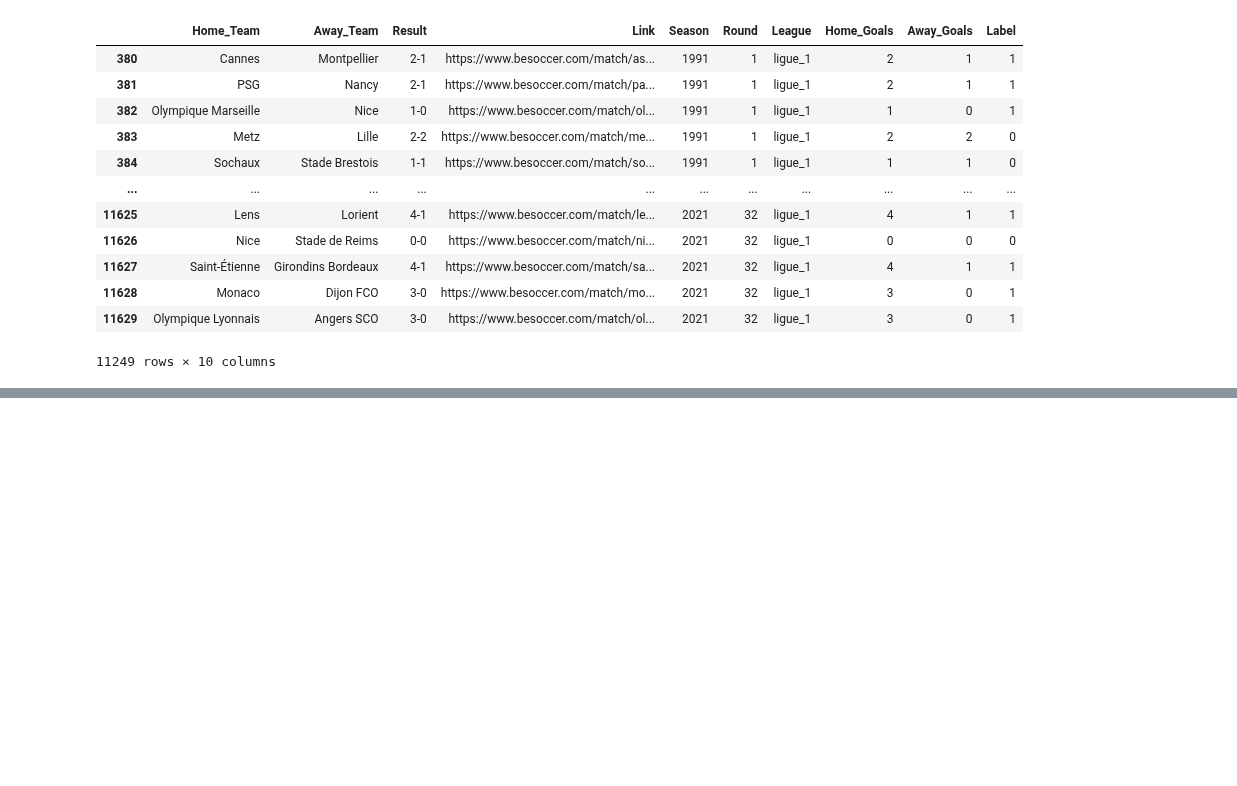
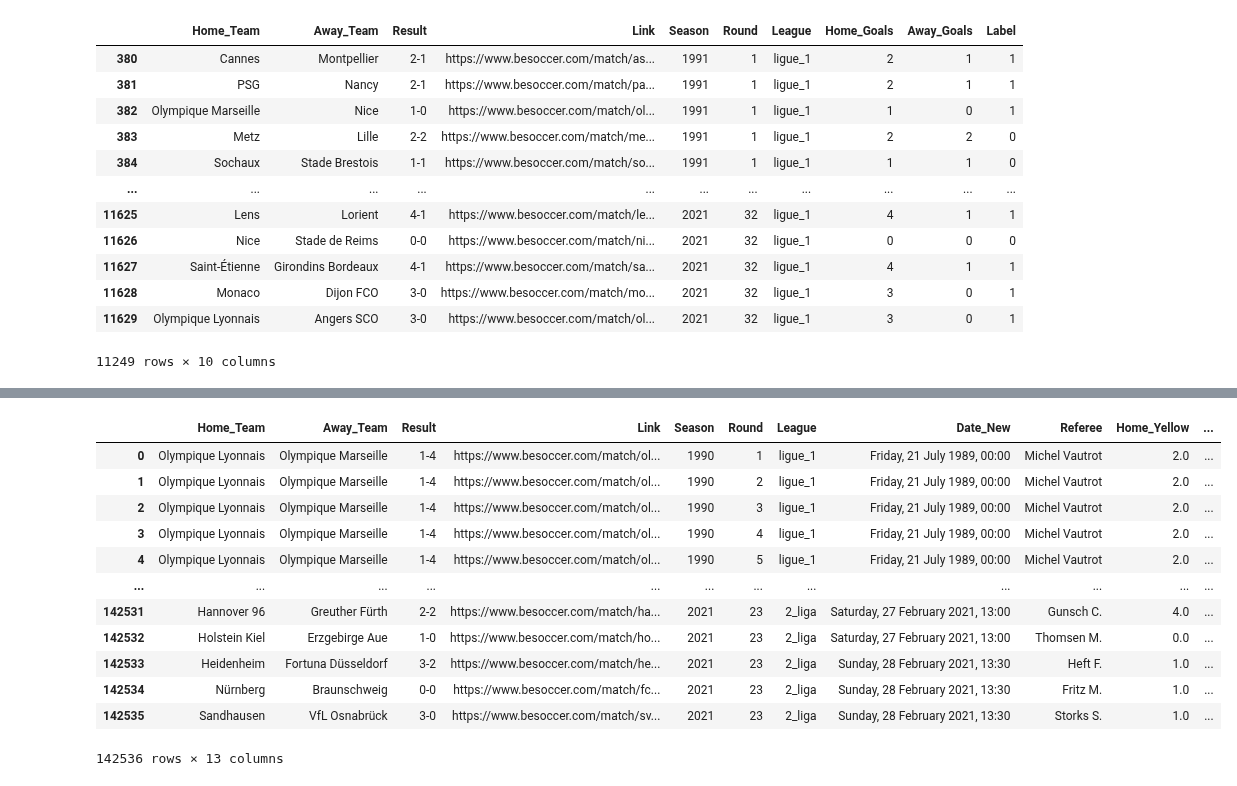
Before and after one commit to armanh3k/Football-Outcome-Predictions, a Jupyter notebook: eda.ipynb, the cells around one changed output, grey strips where cells are left out. Cells and saved outputs as stored; diff of their text form; code cells hidden in the pictures; blank space fills up the shorter version.

Commit message:
Merge dataframes match_info results_table

```diff
--- a/eda.ipynb
+++ b/eda.ipynb
@@ -435,0 +462,4 @@ full_results_table.loc[(full_results_table['League'] == 'ligue_1')]
+# %%
+match_info = pd.read_csv("datasets/Match_Info.csv")
+
+match_info
@@ -435,0 +486,5 @@ full_results_table.loc[(full_results_table['League'] == 'ligue_1')]
+# %%
+match_info["Link"] = 'https://www.besoccer.com' + match_info["Link"]
+match_info["Referee"] = match_info["Referee"].str.replace('Referee: ', '').str.replace('\r\n', '') # Referee column on match_info has unwanted characters
+
+match_info
@@ -435,0 +508,19 @@ full_results_table.loc[(full_results_table['League'] == 'ligue_1')]
+# %%
+new_links = []
+
+# This loop is splitting each link into a list where each element is separated by the /.
+for i in full_results_table["Link"]:
+    x = i.split('/')
+    # For the last element in the split link list, remove the last character until only 4 remain
+    while len(x[-1]) > 4:
+        x[-1] = x[-1][:-1]
+
+    # append to a list
+    new_links.append('/'.join(x))
+
+# convert list into a Dataframe
+new_links_pd = pd.DataFrame({'Link' : new_links})
+
+full_results_table["Link"] = new_links_pd["Link"]
+
+full_results_table["Link"][0]
@@ -435,0 +545,16 @@ full_results_table.loc[(full_results_table['League'] == 'ligue_1')]
+# %%
+pd.merge(full_results_table, match_info, on='Link')
+# %% [output]
+|  | Home_Team | Away_Team | Result | Link | Season | Round | League | Date_New | Referee | Home_Yellow | ... |
+| 0 | Olympique Lyonnais | Olympique Marseille | 1-4 | https://www.besoccer.com/match/ol... | 1990 | 1 | ligue_1 | Friday, 21 July 1989, 00:00 | Michel Vautrot | 2.0 | ... |
+| 1 | Olympique Lyonnais | Olympique Marseille | 1-4 | https://www.besoccer.com/match/ol... | 1990 | 2 | ligue_1 | Friday, 21 July 1989, 00:00 | Michel Vautrot | 2.0 | ... |
+| 2 | Olympique Lyonnais | Olympique Marseille | 1-4 | https://www.besoccer.com/match/ol... | 1990 | 3 | ligue_1 | Friday, 21 July 1989, 00:00 | Michel Vautrot | 2.0 | ... |
+| 3 | Olympique Lyonnais | Olympique Marseille | 1-4 | https://www.besoccer.com/match/ol... | 1990 | 4 | ligue_1 | Friday, 21 July 1989, 00:00 | Michel Vautrot | 2.0 | ... |
+| 4 | Olympique Lyonnais | Olympique Marseille | 1-4 | https://www.besoccer.com/match/ol... | 1990 | 5 | ligue_1 | Friday, 21 July 1989, 00:00 | Michel Vautrot | 2.0 | ... |
+| ... | ... | ... | ... | ... | ... | ... | ... | ... | ... | ... | ... |
+| 142531 | Hannover 96 | Greuther Fürth | 2-2 | https://www.besoccer.com/match/ha... | 2021 | 23 | 2_liga | Saturday, 27 February 2021, 13:00 | Gunsch C. | 4.0 | ... |
+| 142532 | Holstein Kiel | Erzgebirge Aue | 1-0 | https://www.besoccer.com/match/ho... | 2021 | 23 | 2_liga | Saturday, 27 February 2021, 13:00 | Thomsen M. | 0.0 | ... |
+| 142533 | Heidenheim | Fortuna Düsseldorf | 3-2 | https://www.besoccer.com/match/he... | 2021 | 23 | 2_liga | Sunday, 28 February 2021, 13:30 | Heft F. | 1.0 | ... |
+| 142534 | Nürnberg | Braunschweig | 0-0 | https://www.besoccer.com/match/fc... | 2021 | 23 | 2_liga | Sunday, 28 February 2021, 13:30 | Fritz M. | 1.0 | ... |
+| 142535 | Sandhausen | VfL Osnabrück | 3-0 | https://www.besoccer.com/match/sv... | 2021 | 23 | 2_liga | Sunday, 28 February 2021, 13:30 | Storks S. | 1.0 | ... |
+142536 rows × 13 columns
```
Also changed, not shown: parts of 17 cells of this notebook, 1 other file.
